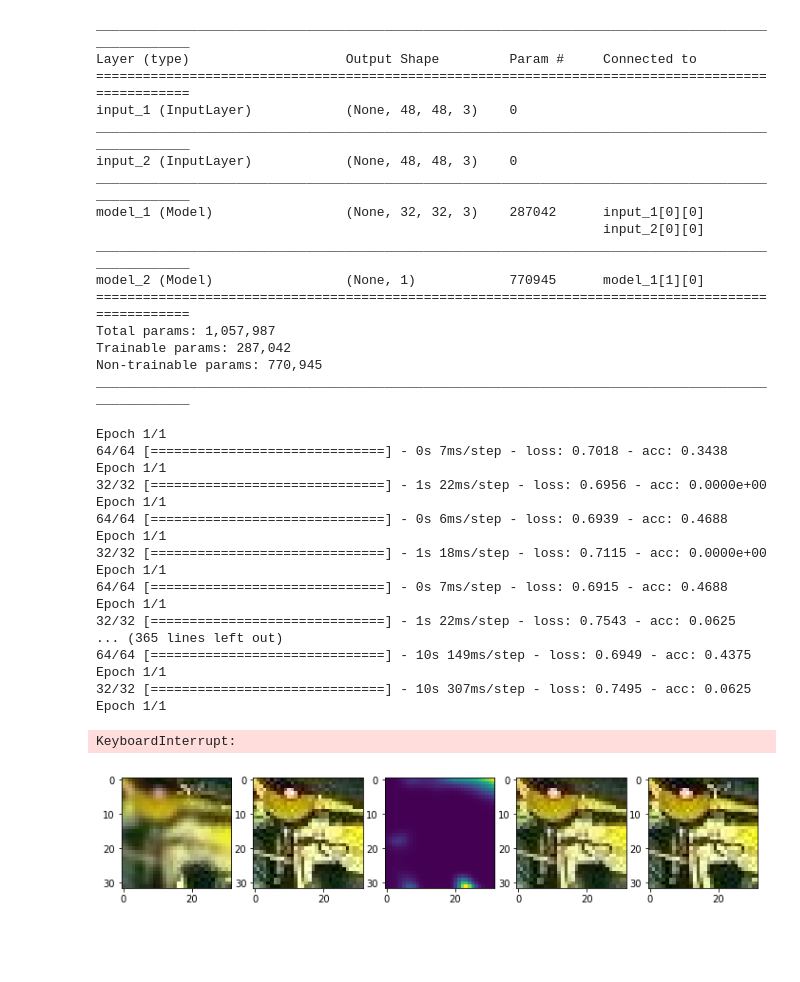
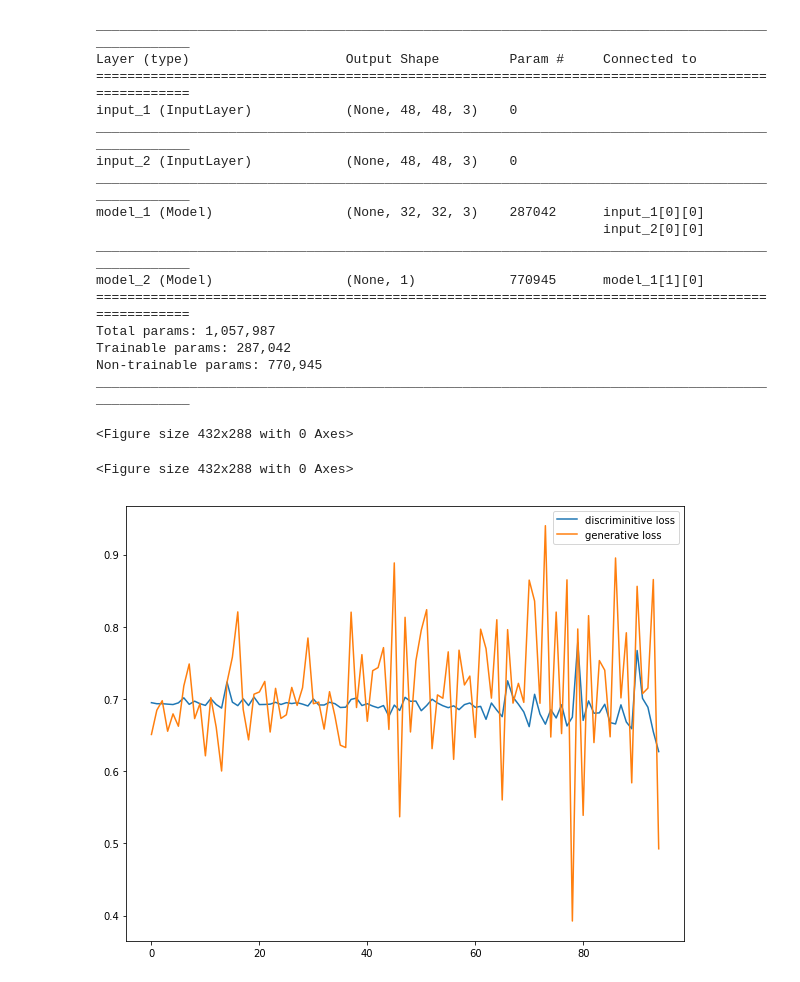
Before and after one commit to cianhwang/FusionNet, a Jupyter notebook: fusionnet.ipynb, the cells around one changed output. Drawn from its saved outputs; the diff is of its cells as text; code cells hidden in the pictures; blank space fills up the shorter version.

```diff
--- a/fusionnet.ipynb
+++ b/fusionnet.ipynb
@@ -108,7 +111,7 @@ pred = layers.Lambda(fusionnetPos)([intermed, img1, img2])
 # %%
 generator = Model(inputs = [img1, img2], outputs = pred)
 generator.summary()
-generator.compile(loss='mse', optimizer='adam')
+#generator.compile(loss='mse', optimizer='adam')
 # %% [output]
 __________________________________________________________________________________________________
 Layer (type)                    Output Shape         Param #     Connected to
@@ -228,7 +209,7 @@ dis_input = layers.Input(shape=(32, 32, 3))
 dis_output = disnet(dis_input)
 discriminator = Model(inputs = dis_input, outputs = dis_output)
 # make_trainable(discriminator, False)
-discriminator.compile(loss='binary_crossentropy', optimizer='adam', metrics=['accuracy'])
+#discriminator.compile(loss='binary_crossentropy', optimizer='adam', metrics=['accuracy'])
 discriminator.summary()
 # %% [output]
 _________________________________________________________________
@@ -258,7 +239,7 @@ def gannet(x):
 # %%
 prob = gannet([img1, img2])
 gan = Model(inputs = [img1, img2], outputs= prob)
-gan.compile(loss='binary_crossentropy', optimizer='adam', metrics=['accuracy'])
+#gan.compile(loss='binary_crossentropy', optimizer='adam', metrics=['accuracy'])
 gan.summary()
 # %% [output]
 __________________________________________________________________________________________________
@@ -284,60 +265,46 @@ ________________________________________________________________________________
 # discriminator.trainable = True
 # discriminator.compile(loss='binary_crossentropy', optimizer='adam', metrics=['accuracy'])
 # discriminator.summary()
+# %%
+def plot_loss(losses):
+        display.clear_output(wait=True)
+        display.display(plt.gcf())
+        plt.figure(figsize=(10,8))
+        plt.plot(losses["d"], label='discriminitive loss')
+        plt.plot(losses["g"], label='generative loss')
+        plt.legend()
+        plt.show()
 # %%
-fig.add_subplot(rows, columns, 1)
-plt.imshow(x_train1[img_idx, 8:-8, 8:-8, :])
-fig.add_subplot(rows, columns, 2)
-plt.imshow(x_train2[img_idx, 8:-8, 8:-8, :])
-fig.add_subplot(rows, columns, 3)
-plt.imshow(layer_output[img_idx, :, :, 0])
-fig.add_subplot(rows, columns, 4)
-plt.imshow(prediction[img_idx, :, :, :])
-fig.add_subplot(rows, columns, 5)
-plt.imshow(y_train[img_idx, :, :, :])
-plt.show()epoch = 100
+epoch = 100
 batchSize = 32
 losses = {"d":[], "g":[]}
 for e in range(epoch):
     rand_idx = np.random.randint(0, x_train1.shape[0], size = batchSize)
     img_batch1 = x_train1[rand_idx, :, :, :]
     img_batch2 = x_train2[rand_idx, :, :, :]
     y_batch = y_train[np.random.randint(0, y_train.shape[0], size = batchSize), :, :, :]
     img_fake = generator.predict([img_batch1, img_batch2])
     img_valid = y_batch
     dis_input = np.concatenate((img_fake, img_valid), axis = 0)
     label = np.append(np.zeros((batchSize, )), np.ones((batchSize, )))
     #make_trainable(discriminator, True)
     discriminator.trainable = True
-    discriminator.compile(loss='binary_crossentropy', optimizer='adam', metrics=['accuracy'])
+    discriminator.compile(loss='binary_crossentropy', optimizer='adam')
     #discriminator.summary()
     d_loss = discriminator.train_on_batch(dis_input, label)
     losses["d"].append(d_loss)
 
-
     gan_label = np.ones((batchSize,))
     discriminator.trainable = False
-    gan.compile(loss='binary_crossentropy', optimizer='adam', metrics=['accuracy'])
+    gan.compile(loss='binary_crossentropy', optimizer='adam')
     #gan.summary()
     g_loss = gan.train_on_batch([img_batch1, img_batch2], gan_label)
     losses["g"].append(g_loss)
+
+    if e % 5 == 4:
+        plot_loss(losses)
 # %% [output]
-Epoch 1/1
-64/64 [==============================] - 0s 7ms/step - loss: 0.7018 - acc: 0.3438
-Epoch 1/1
-32/32 [==============================] - 1s 22ms/step - loss: 0.6956 - acc: 0.0000e+00
-Epoch 1/1
-64/64 [==============================] - 0s 6ms/step - loss: 0.6939 - acc: 0.4688
-Epoch 1/1
-32/32 [==============================] - 1s 18ms/step - loss: 0.7115 - acc: 0.0000e+00
-Epoch 1/1
-64/64 [==============================] - 0s 7ms/step - loss: 0.6915 - acc: 0.4688
-Epoch 1/1
-32/32 [==============================] - 1s 22ms/step - loss: 0.7543 - acc: 0.0625
-... (365 lines left out)
-64/64 [==============================] - 10s 149ms/step - loss: 0.6949 - acc: 0.4375
-Epoch 1/1
-32/32 [==============================] - 10s 307ms/step - loss: 0.7495 - acc: 0.0625
-Epoch 1/1
+<Figure size 432x288 with 0 Axes>
-KeyboardInterrupt:
+<Figure size 432x288 with 0 Axes>
+[figure, added]
 # %%
@@ -353,18 +320,16 @@ layer_output = np.array(get_layer_output([x_train1, x_train2])[0])
 # %%
-img_idx = 345
+img_idx = 199
 fig=plt.figure(figsize=(12, 12))
-columns = 5
+columns = 4
 rows = 1
 fig.add_subplot(rows, columns, 1)
-plt.imshow(x_train1[img_idx, 8:-8, 8:-8, :])
+plt.imshow(x_test1[img_idx, 8:-8, 8:-8, :])
 fig.add_subplot(rows, columns, 2)
-plt.imshow(x_train2[img_idx, 8:-8, 8:-8, :])
+plt.imshow(x_test2[img_idx, 8:-8, 8:-8, :])
 fig.add_subplot(rows, columns, 3)
 plt.imshow(layer_output[img_idx, :, :, 0])
 fig.add_subplot(rows, columns, 4)
 plt.imshow(prediction[img_idx, :, :, :])
-fig.add_subplot(rows, columns, 5)
-plt.imshow(y_train[img_idx, :, :, :])
-plt.show()
+# fig.add_subplot(rows, columns, 5)
+# plt.imshow(y_test[img_idx, :, :, :])
+# plt.show()
-# %% [output]
-[figure, removed]
```
Also changed, not shown: parts of 4 cells of this notebook.
